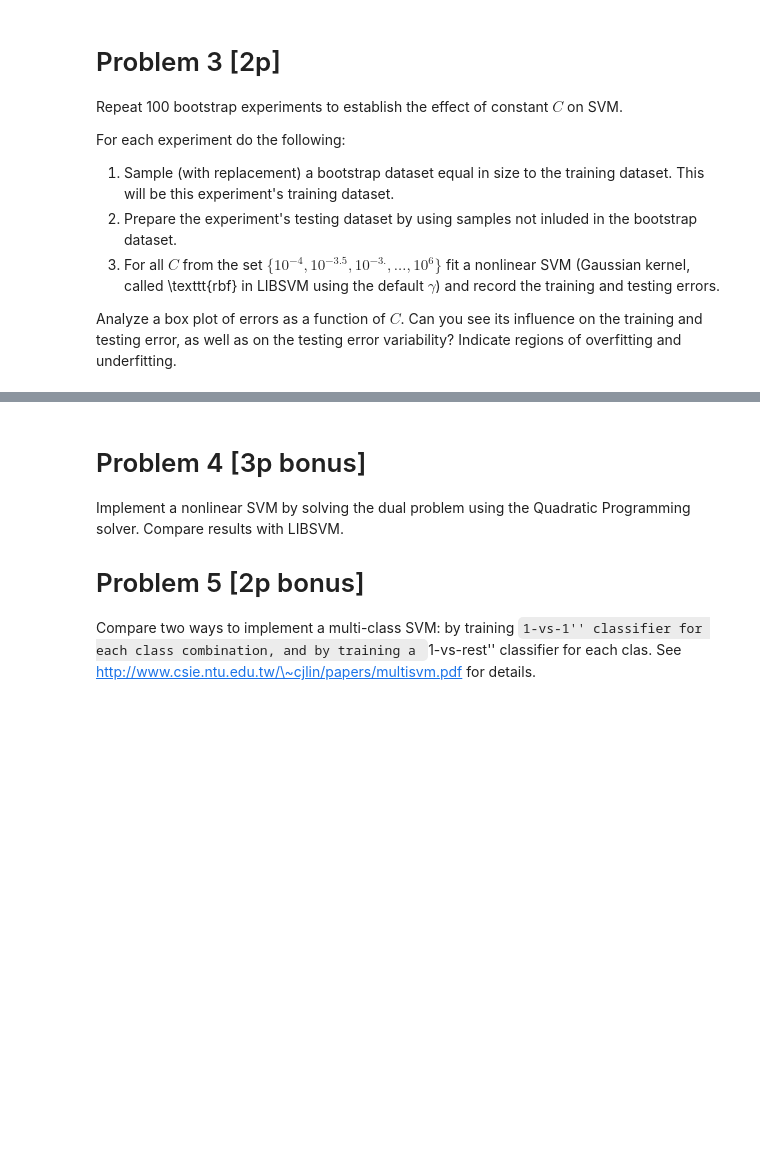
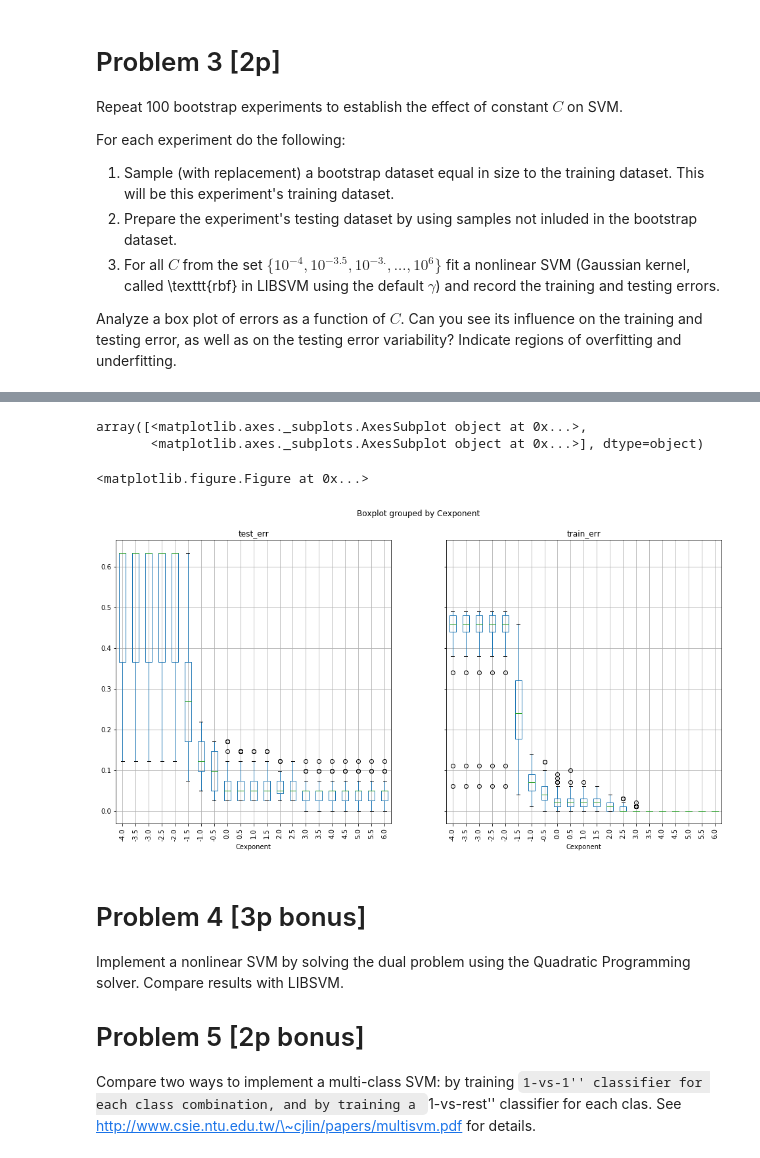
Before and after one commit to swistak35/nn_assignments, a Jupyter notebook: assignment6/assignment_6.ipynb, the cells around one changed output, grey strips where cells are left out. Saved outputs shown, nothing was run; the diff lists cells and outputs as text; code cells hidden in the pictures; blank space fills up the shorter version.

```diff
--- a/assignment6/assignment_6.ipynb
+++ b/assignment6/assignment_6.ipynb
@@ -410,3 +393,11 @@ For each experiment do the following:
 Analyze a box plot of errors as a function of $C$. Can you see its
 influence on the training and testing error, as well as on the
 testing error variability? Indicate regions of overfitting and underfitting.
+# %%
+IrisX.shape[1]
+bts_sel = np.random.choice(IrisX.shape[1], 100, replace = True)
+IrisX[:, bts_sel].shape
+test_sel = set(bts_sel)
+np.setdiff1d(np.arange(IrisX.shape[1]), bts_sel)
+
+np.logspace(-4.0, 6.0, num = 21, base = 10.0)
@@ -413,8 +412,8 @@ testing error variability? Indicate regions of overfitting and underfitting.
 # %%
 res = []
 for rep in xrange(100):
-    bootstrap_sel = TODO
-    test_sel = TODO
+    bootstrap_sel = np.random.choice(IrisX.shape[1], 100, replace = True)
+    test_sel = np.setdiff1d(np.arange(IrisX.shape[1]), bts_sel)
 
     bootstrap_IrisX = IrisX[:,bootstrap_sel]
     bootstrap_IrisY = IrisY[:,bootstrap_sel]
@@ -422,21 +421,30 @@ for rep in xrange(100):
     test_IrisX = IrisX[:,test_sel]
     test_IrisY = IrisY[:,test_sel]
 
-    #
-    # TODO: Loop over a list of exponents.
-    #
-    for Cexponent in TODO:
+    for Cexponent in np.linspace(-4.0, 6.0, num = 21):
         C = 10.0**Cexponent
-        svm_model = TODO
-        svm_model.fit(TODO)
-        train_acc = TODO
-        test_acc = TODO
+        svm_model = svm.SVC(kernel = 'rbf', C = C)
+        svm_model.fit(bootstrap_IrisX.T, bootstrap_IrisY.ravel())
+        train_acc = (svm_model.predict(bootstrap_IrisX.T) == bootstrap_IrisY).mean()
+        test_acc = (svm_model.predict(test_IrisX.T) == test_IrisY).mean()
 
         res.append(dict(Cexponent=Cexponent, test_err=1-test_acc, train_err=1-train_acc))
-
-res = pandas.DataFrame(res)
-figure(figsize=(20,10))
-res.boxplot(['test_err','train_err'], 'Cexponent', rot=90)
+# %%
+pylab.rcParams['figure.figsize'] = (16, 8)
+
+res = pandas.DataFrame(res)
+figure(figsize=(20,10))
+res.boxplot(['test_err','train_err'], 'Cexponent', rot=90)
+
+# overfitting: od około 0.0 do 6.0, widzimy train_err na poziomie bardzo niskim, albo nawet 0,
+#              a test_err jest jednak większy
+# underfitting: od początku do około 0.0; od 0.0 już test_err się stabilizuje, ale do tego czasu widać,
+#               że test_err znacznie spada
+# %% [output]
+array([<matplotlib.axes._subplots.AxesSubplot object at 0x...>,
+       <matplotlib.axes._subplots.AxesSubplot object at 0x...>], dtype=object)
+<matplotlib.figure.Figure at 0x...>
+[figure, added]
 # %% [markdown]
 # Problem 4 [3p bonus]
 
```
Also changed, not shown: parts of 2 cells of this notebook.
